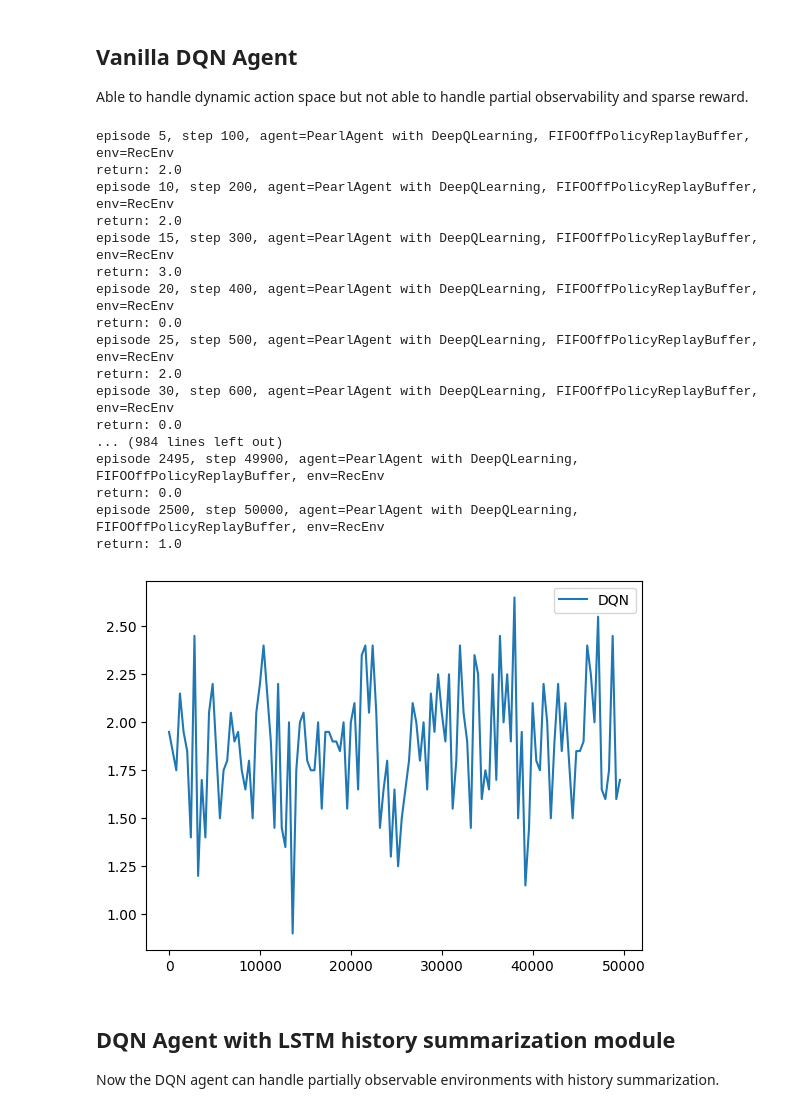
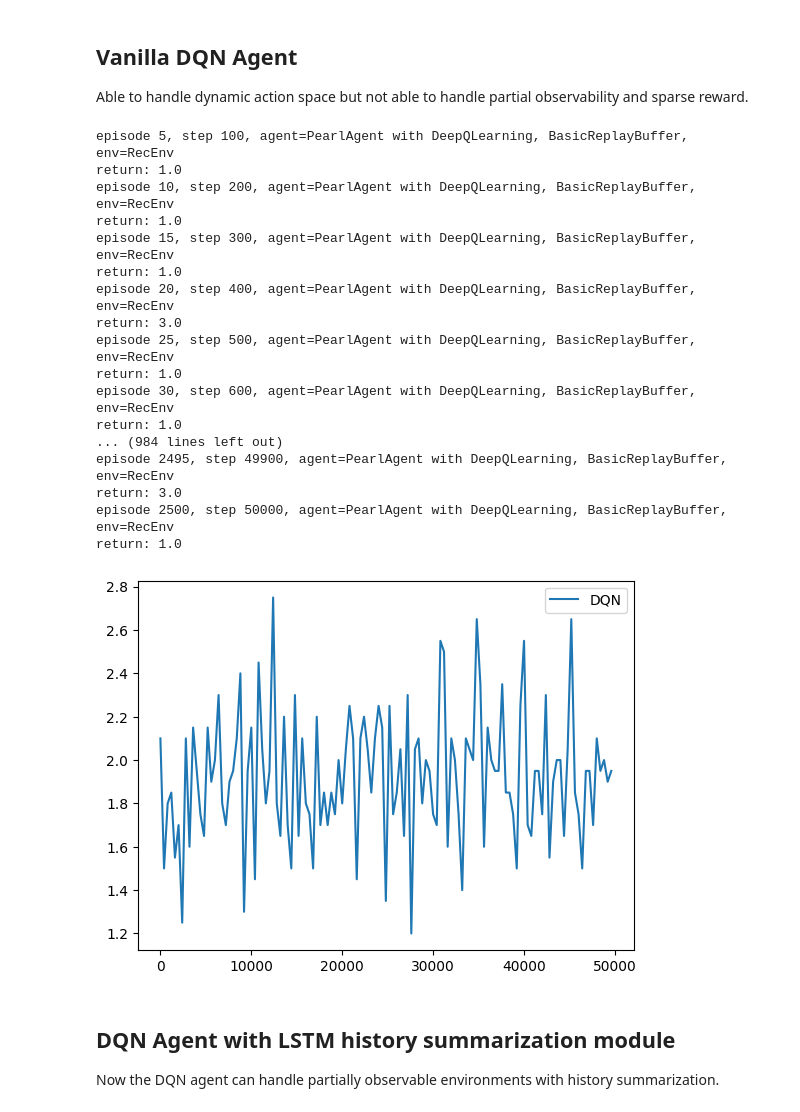
Before and after one commit to facebookresearch/Pearl, a Jupyter notebook: tutorials/single_item_recommender_system_example/single_item_recommender_system.ipynb, the cells around one changed output. Saved outputs shown, nothing was run; the diff lists cells and outputs as text; code cells hidden in the pictures.

```diff
--- a/tutorials/single_item_recommender_system_example/single_item_recommender_system.ipynb
+++ b/tutorials/single_item_recommender_system_example/single_item_recommender_system.ipynb
@@ -229,49 +227,49 @@ action_representation_module = IdentityActionRepresentationModule(
 
 # DQN-vanilla
 agent = PearlAgent(
     policy_learner=DeepQLearning(
         state_dim=1,
         action_space=action_space,
         hidden_dims=[64, 64],
         training_rounds=50,
         action_representation_module=action_representation_module,
     ),
-    replay_buffer=SARSAReplayBuffer(100_000),
+    replay_buffer=BasicReplayBuffer(100_000),
     device_id=device_id,
 )
 
 info = online_learning(
     agent=agent,
     env=env,
     number_of_steps=number_of_steps,
     print_every_x_steps=100,
     record_period=min(record_period, number_of_steps),
     learn_after_episode=True,
 )
 
 torch.save(info["return"], "DQN-return.pt")
 plt.plot(record_period * np.arange(len(info["return"])), info["return"], label="DQN")
 plt.legend()
 plt.show()
 # %% [output]
-episode 5, step 100, agent=PearlAgent with DeepQLearning, FIFOOffPolicyReplayBuffer, env=RecEnv
-return: 2.0
-episode 10, step 200, agent=PearlAgent with DeepQLearning, FIFOOffPolicyReplayBuffer, env=RecEnv
-return: 2.0
-episode 15, step 300, agent=PearlAgent with DeepQLearning, FIFOOffPolicyReplayBuffer, env=RecEnv
+episode 5, step 100, agent=PearlAgent with DeepQLearning, BasicReplayBuffer, env=RecEnv
+return: 1.0
+episode 10, step 200, agent=PearlAgent with DeepQLearning, BasicReplayBuffer, env=RecEnv
+return: 1.0
+episode 15, step 300, agent=PearlAgent with DeepQLearning, BasicReplayBuffer, env=RecEnv
+return: 1.0
+episode 20, step 400, agent=PearlAgent with DeepQLearning, BasicReplayBuffer, env=RecEnv
 return: 3.0
-episode 20, step 400, agent=PearlAgent with DeepQLearning, FIFOOffPolicyReplayBuffer, env=RecEnv
-return: 0.0
-episode 25, step 500, agent=PearlAgent with DeepQLearning, FIFOOffPolicyReplayBuffer, env=RecEnv
-return: 2.0
-episode 30, step 600, agent=PearlAgent with DeepQLearning, FIFOOffPolicyReplayBuffer, env=RecEnv
-return: 0.0
+episode 25, step 500, agent=PearlAgent with DeepQLearning, BasicReplayBuffer, env=RecEnv
+return: 1.0
+episode 30, step 600, agent=PearlAgent with DeepQLearning, BasicReplayBuffer, env=RecEnv
+return: 1.0
 ... (984 lines left out)
-episode 2495, step 49900, agent=PearlAgent with DeepQLearning, FIFOOffPolicyReplayBuffer, env=RecEnv
-return: 0.0
-episode 2500, step 50000, agent=PearlAgent with DeepQLearning, FIFOOffPolicyReplayBuffer, env=RecEnv
+episode 2495, step 49900, agent=PearlAgent with DeepQLearning, BasicReplayBuffer, env=RecEnv
+return: 3.0
+episode 2500, step 50000, agent=PearlAgent with DeepQLearning, BasicReplayBuffer, env=RecEnv
 return: 1.0
-[figure, old version]
+[figure, new version]
 # %% [markdown]
 ## DQN Agent with LSTM history summarization module
 
```
Also changed, not shown: parts of 4 cells of this notebook, 4 other files.
